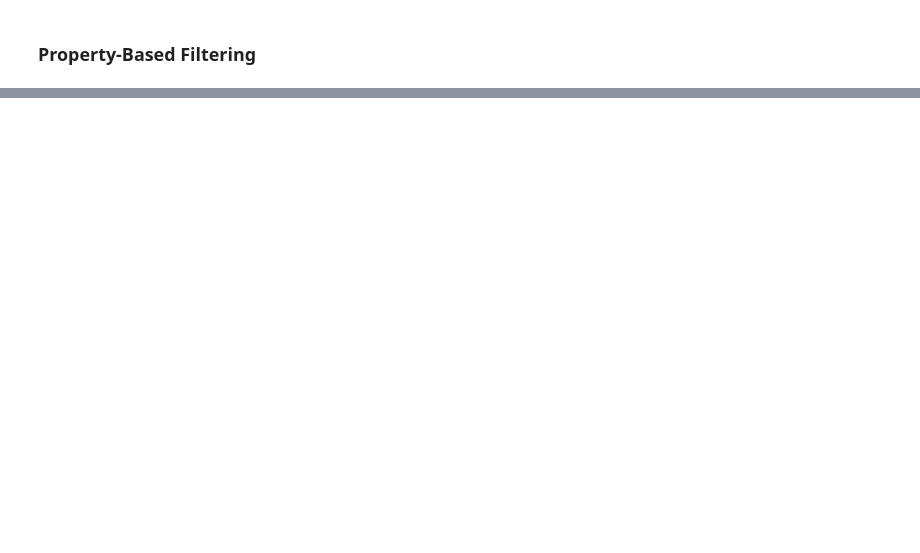
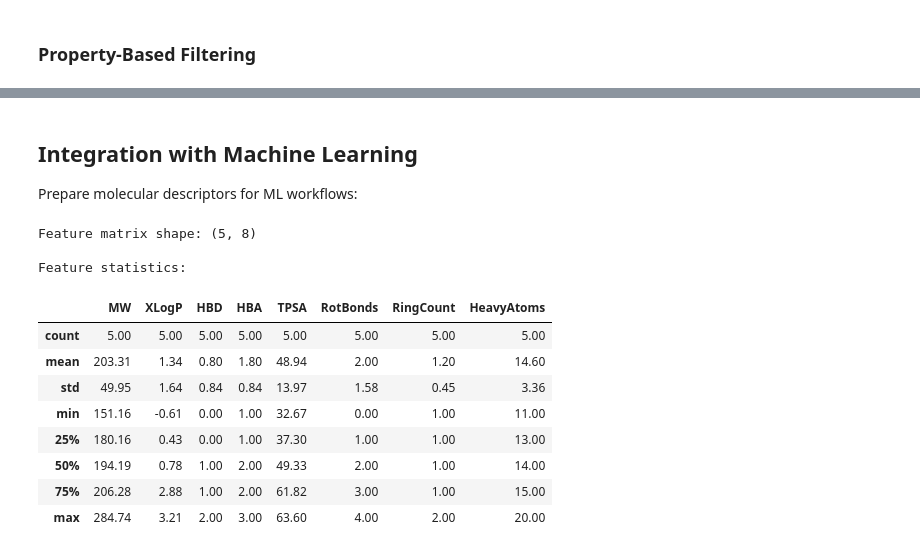
Before and after one commit to scott-arne/oepandas, a Jupyter notebook: examples/02_advanced_features.ipynb, the cells around one changed output, grey strips where cells are left out. Cells and saved outputs as stored; diff of their text form; code cells hidden in the pictures; blank space fills up the shorter version.

```diff
--- a/examples/02_advanced_features.ipynb
+++ b/examples/02_advanced_features.ipynb
@@ -199,2 +236,21 @@ print(f"\nDataFrame filtered to {len(df_valid)} valid molecules")
 # %% [markdown]
 ### Property-Based Filtering
+# %%
+# Create a larger dataset for filtering examples
+drug_data = [
+    {"SMILES": "CC(=O)Oc1ccccc1C(=O)O", "Name": "Aspirin"},
+    {"SMILES": "CC(C)Cc1ccc(cc1)C(C)C(=O)O", "Name": "Ibuprofen"},
+    {"SMILES": "CC(=O)Nc1ccc(cc1)O", "Name": "Acetaminophen"},
+    {"SMILES": "Cn1cnc2c1c(=O)n(c(=O)n2C)C", "Name": "Caffeine"},
+    {"SMILES": "CN1c2ccc(cc2C(=NCC1=O)c3ccccc3)Cl", "Name": "Diazepam"},
+]
+df_drugs = pd.DataFrame(drug_data)
+df_drugs = df_drugs.chem.as_molecule("SMILES")
+
+# Calculate properties
+df_drugs["MW"] = df_drugs.SMILES.apply(oechem.OECalculateMolecularWeight)
+df_drugs["XLogP"] = df_drugs.SMILES.apply(oemolprop.OEGetXLogP)
+df_drugs["HBD"] = df_drugs.SMILES.apply(oemolprop.OEGetHBondDonorCount)
+df_drugs["HBA"] = df_drugs.SMILES.apply(oemolprop.OEGetHBondAcceptorCount)
+
+df_drugs[["Name", "MW", "XLogP", "HBD", "HBA"]]
@@ -259,0 +437,47 @@ For more information, see the [OEPandas documentation](https://github.com/scott-
+# %% [markdown]
+## Integration with Machine Learning
+
+Prepare molecular descriptors for ML workflows:
+# %%
+# Calculate comprehensive descriptors
+df_ml = df_drugs.copy()
+
+# Helper to safely get ring system count (handles tuple return in newer OpenEye versions)
+def get_ring_count(mol):
+   if mol is None:
+       return 0
+   result = oechem.OEDetermineRingSystems(mol)
+   return result[0] if isinstance(result, tuple) else result
+
+# Physicochemical properties
+df_ml["TPSA"] = df_ml.SMILES.apply(lambda mol: oemolprop.OEGet2dPSA(mol) if mol else 0)
+df_ml["RotBonds"] = df_ml.SMILES.apply(
+   lambda mol: oechem.OECount(mol, oechem.OEIsRotor()) if mol else 0
+)
+df_ml["RingCount"] = df_ml.SMILES.apply(get_ring_count)
+df_ml["HeavyAtoms"] = df_ml.SMILES.apply(
+   lambda mol: oechem.OECount(mol, oechem.OEIsHeavy()) if mol else 0
+)
+
+# Define feature columns
+feature_columns = ["MW", "XLogP", "HBD", "HBA", "TPSA", "RotBonds", "RingCount", "HeavyAtoms"]
+
+# Create feature matrix
+X = df_ml[feature_columns].values
+
+print(f"Feature matrix shape: {X.shape}")
+print(f"\nFeature statistics:")
+df_ml[feature_columns].describe().round(2)
+# %% [output]
+Feature matrix shape: (5, 8)
+
+Feature statistics:
+|  | MW | XLogP | HBD | HBA | TPSA | RotBonds | RingCount | HeavyAtoms |
+| count | 5.00 | 5.00 | 5.00 | 5.00 | 5.00 | 5.00 | 5.00 | 5.00 |
+| mean | 203.31 | 1.34 | 0.80 | 1.80 | 48.94 | 2.00 | 1.20 | 14.60 |
+| std | 49.95 | 1.64 | 0.84 | 0.84 | 13.97 | 1.58 | 0.45 | 3.36 |
+| min | 151.16 | -0.61 | 0.00 | 1.00 | 32.67 | 0.00 | 1.00 | 11.00 |
+| 25% | 180.16 | 0.43 | 0.00 | 1.00 | 37.30 | 1.00 | 1.00 | 13.00 |
+| 50% | 194.19 | 0.78 | 1.00 | 2.00 | 49.33 | 2.00 | 1.00 | 14.00 |
+| 75% | 206.28 | 2.88 | 1.00 | 2.00 | 61.82 | 3.00 | 1.00 | 15.00 |
+| max | 284.74 | 3.21 | 2.00 | 3.00 | 63.60 | 4.00 | 2.00 | 20.00 |
```
Also changed, not shown: parts of 41 cells of this notebook, 9 other files.
